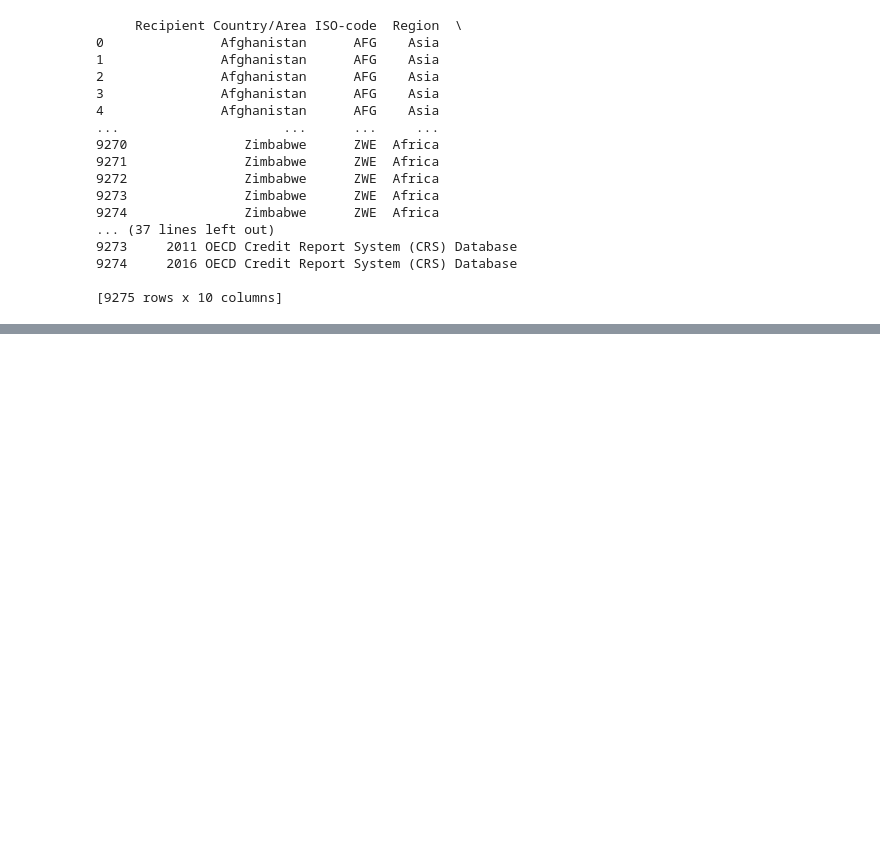
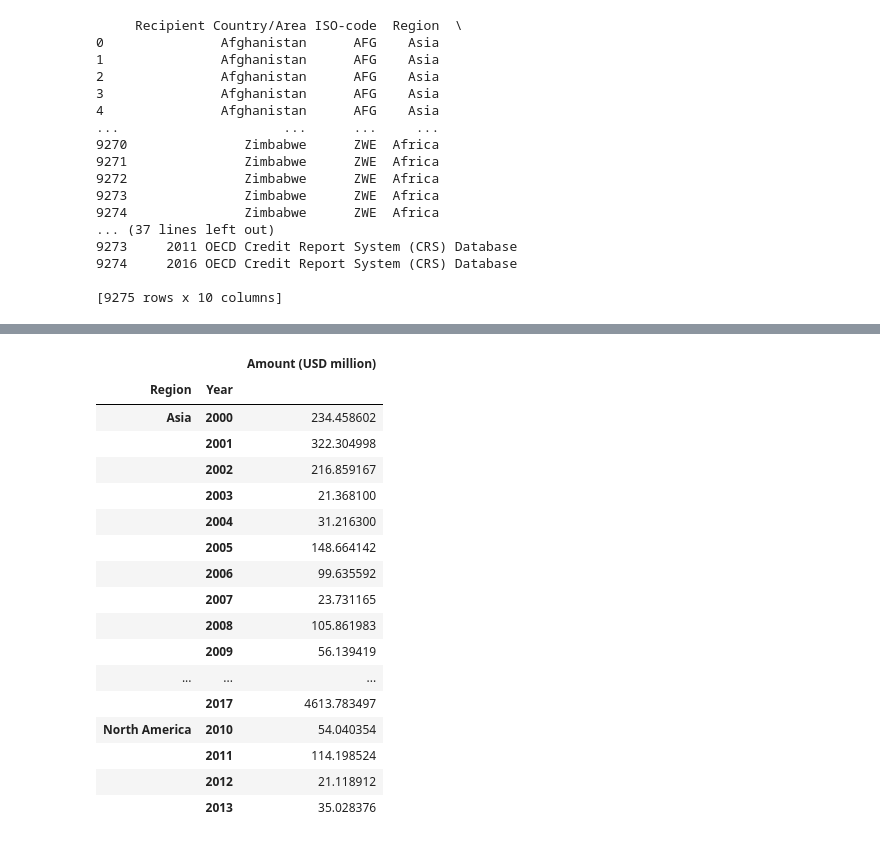
Before and after one commit to coreymcculley/Investigation-into-Carbon-Emmisions-and-Renenwable-Energy, a Jupyter notebook: Renewables investment data.ipynb, the cells around one changed output, grey strips where cells are left out. Cells and saved outputs as stored; diff of their text form; code cells hidden in the pictures; blank space fills up the shorter version.

```diff
--- a/Renewables investment data.ipynb
+++ b/Renewables investment data.ipynb
@@ -123,0 +168,22 @@ print (df)
+# %%
+sum_countries = Countries.groupby(['Region','Year']).sum()
+sum_countries
+# %% [output]
+|  |  | Amount (USD million) |
+| Region | Year |  |
+| Asia | 2000 | 234.458602 |
+|  | 2001 | 322.304998 |
+|  | 2002 | 216.859167 |
+|  | 2003 | 21.368100 |
+|  | 2004 | 31.216300 |
+|  | 2005 | 148.664142 |
+|  | 2006 | 99.635592 |
+|  | 2007 | 23.731165 |
+|  | 2008 | 105.861983 |
+|  | 2009 | 56.139419 |
+| ... | ... | ... |
+|  | 2017 | 4613.783497 |
+| North America | 2010 | 54.040354 |
+|  | 2011 | 114.198524 |
+|  | 2012 | 21.118912 |
+|  | 2013 | 35.028376 |
```
Also changed, not shown: parts of 10 cells of this notebook.
